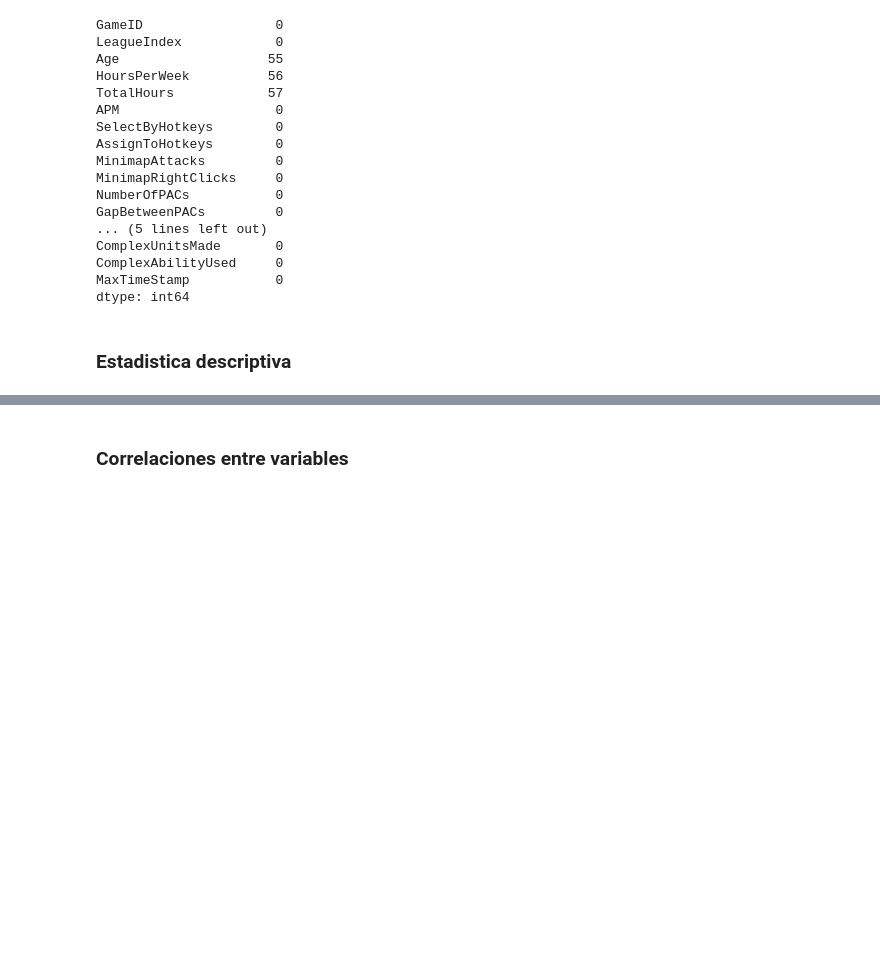
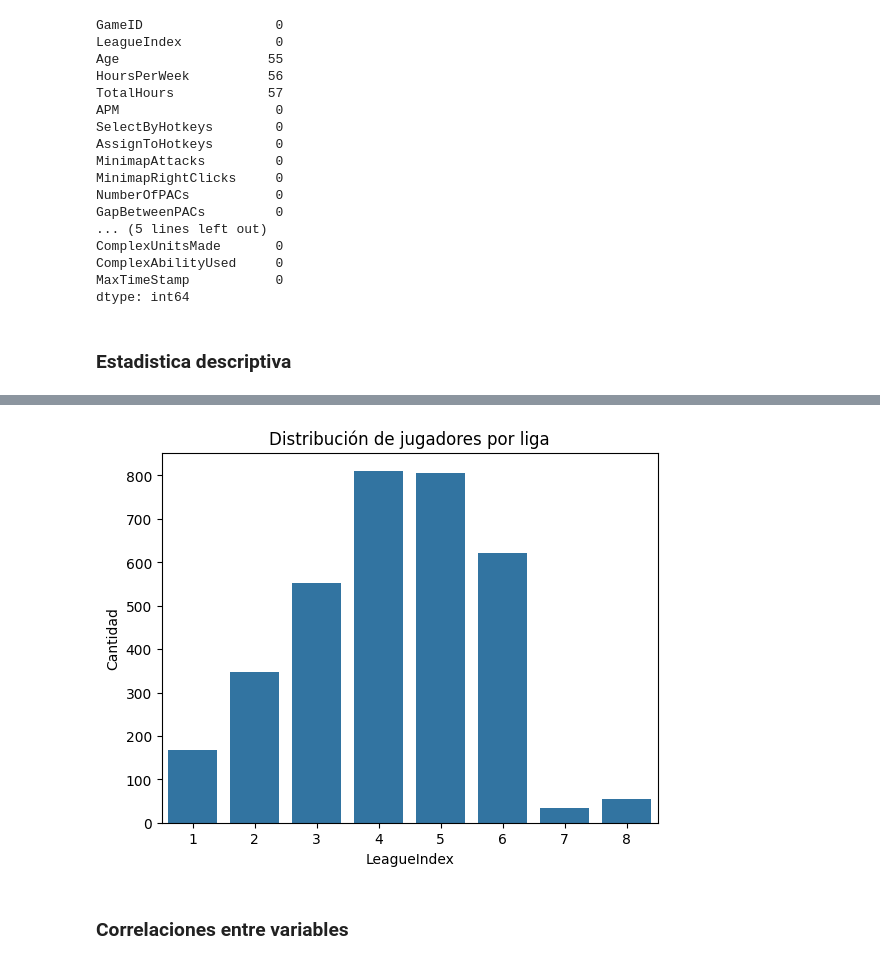
Before and after one commit to NicolasCeronM/Mineria-de-datos, a Jupyter notebook: Plantilla_Metodología_CRISP_en_Notebook.ipynb, the cells around one changed output, grey strips where cells are left out. Saved outputs shown, nothing was run; the diff lists cells and outputs as text; code cells hidden in the pictures; blank space fills up the shorter version.

```diff
--- a/Plantilla_Metodología_CRISP_en_Notebook.ipynb
+++ b/Plantilla_Metodología_CRISP_en_Notebook.ipynb
@@ -116,3 +145,11 @@ df.describe()
+# %%
+sns.countplot(x="LeagueIndex", data=df)
+plt.title("Distribución de jugadores por liga")
+plt.xlabel("LeagueIndex")
+plt.ylabel("Cantidad")
+plt.show()
+# %% [output]
+[figure, added]
 # %% [markdown]
 ### Correlaciones entre variables
 # %%
```
Also changed, not shown: parts of 13 cells of this notebook.
